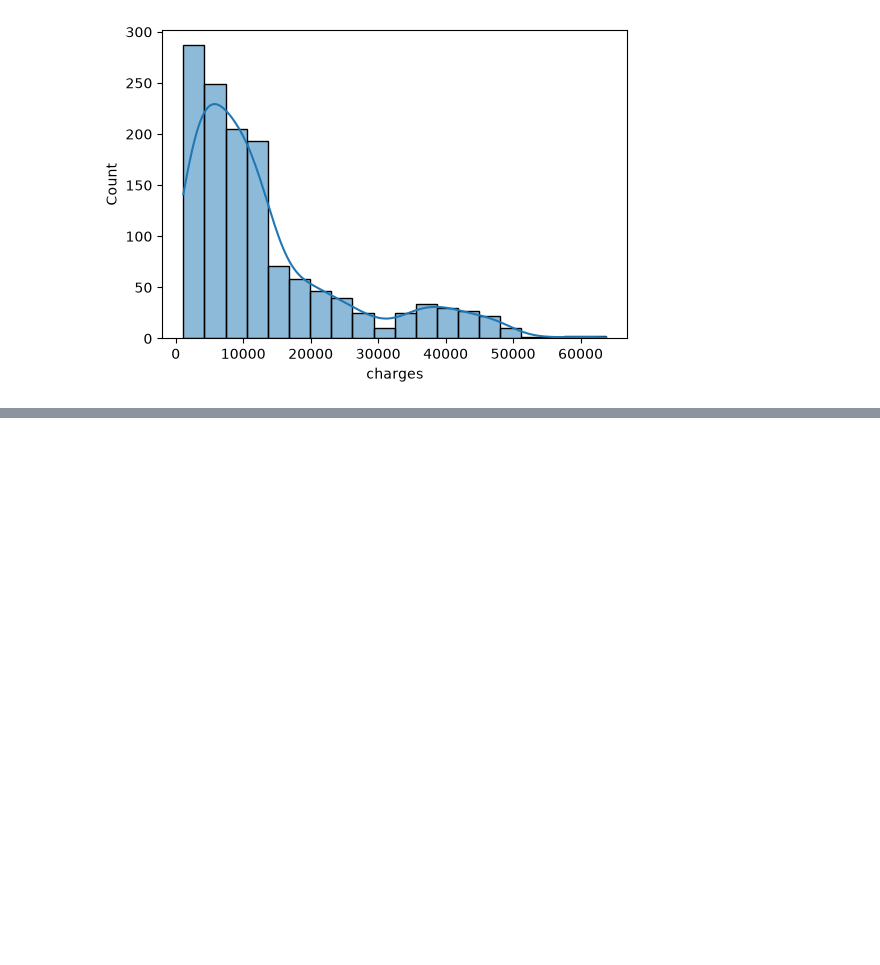
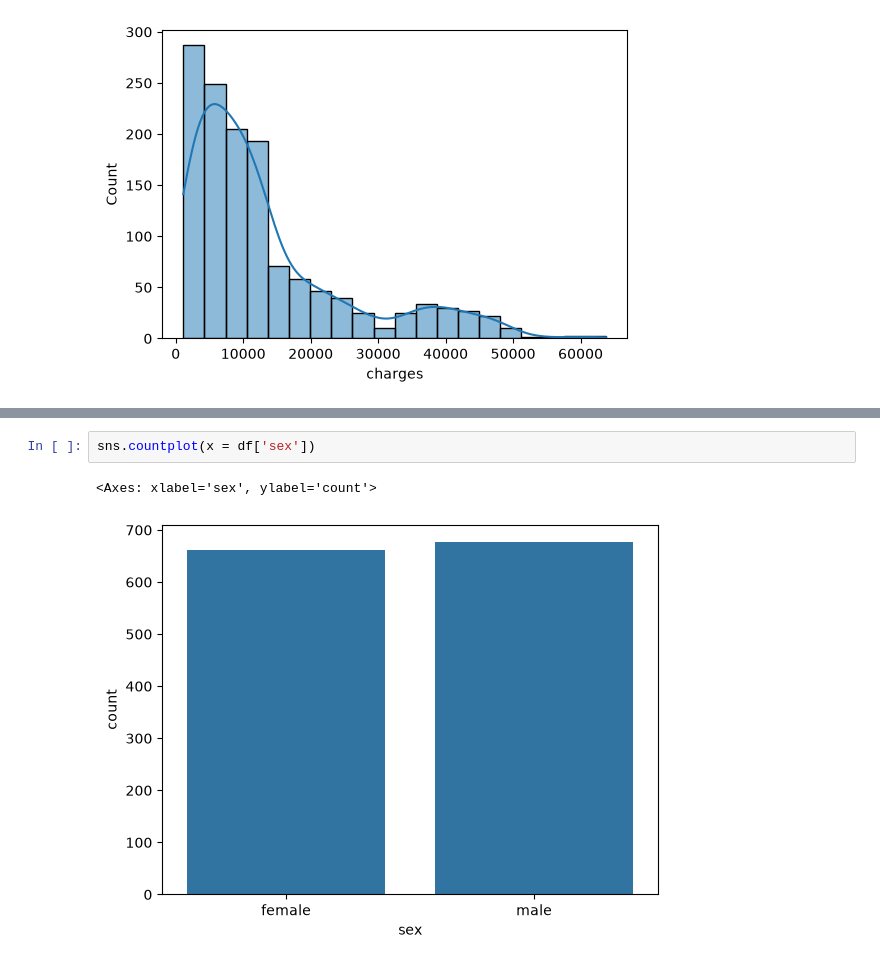
Before and after one commit to maazsheikh039/MACHINE_LEARNING_PRACTICE, a Jupyter notebook: DataCleaningAndVisualizing.ipynb, the cells around one changed output, grey strips where cells are left out. Saved outputs shown, nothing was run; the diff lists cells and outputs as text; blank space fills up the shorter version.

```diff
--- a/DataCleaningAndVisualizing.ipynb
+++ b/DataCleaningAndVisualizing.ipynb
@@ -86,0 +94,5 @@ for col in numeric_columns:
+# %%
+sns.countplot(x = df['sex'])
+# %% [output]
+<Axes: xlabel='sex', ylabel='count'>
+[figure, added]
```
Also changed, not shown: parts of 34 cells of this notebook.
